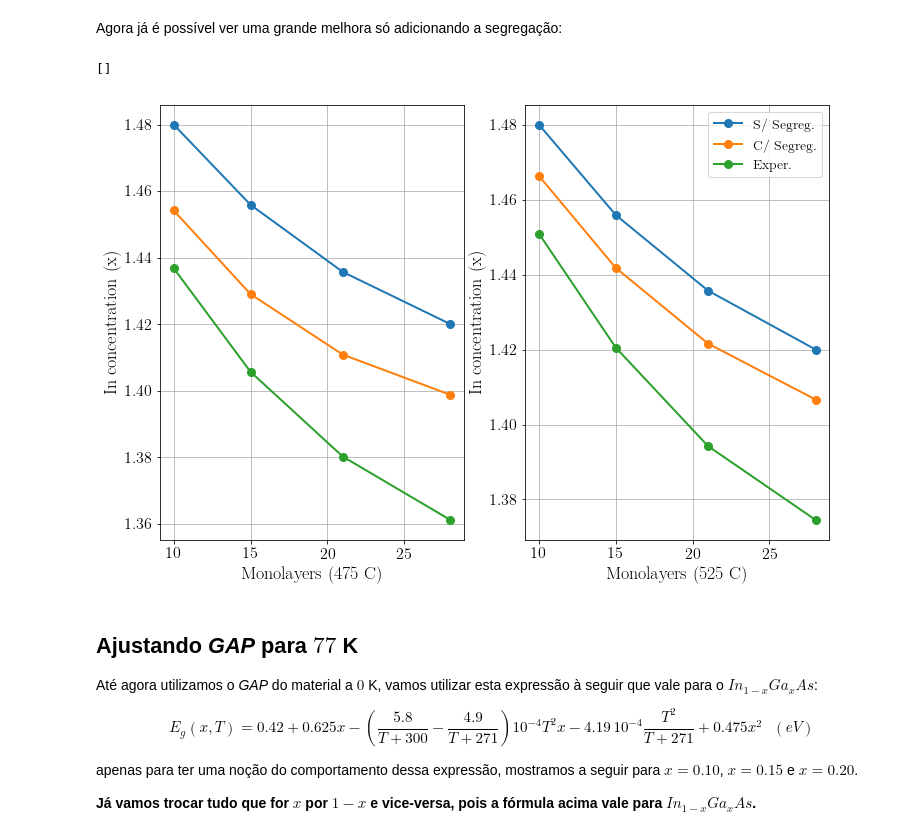
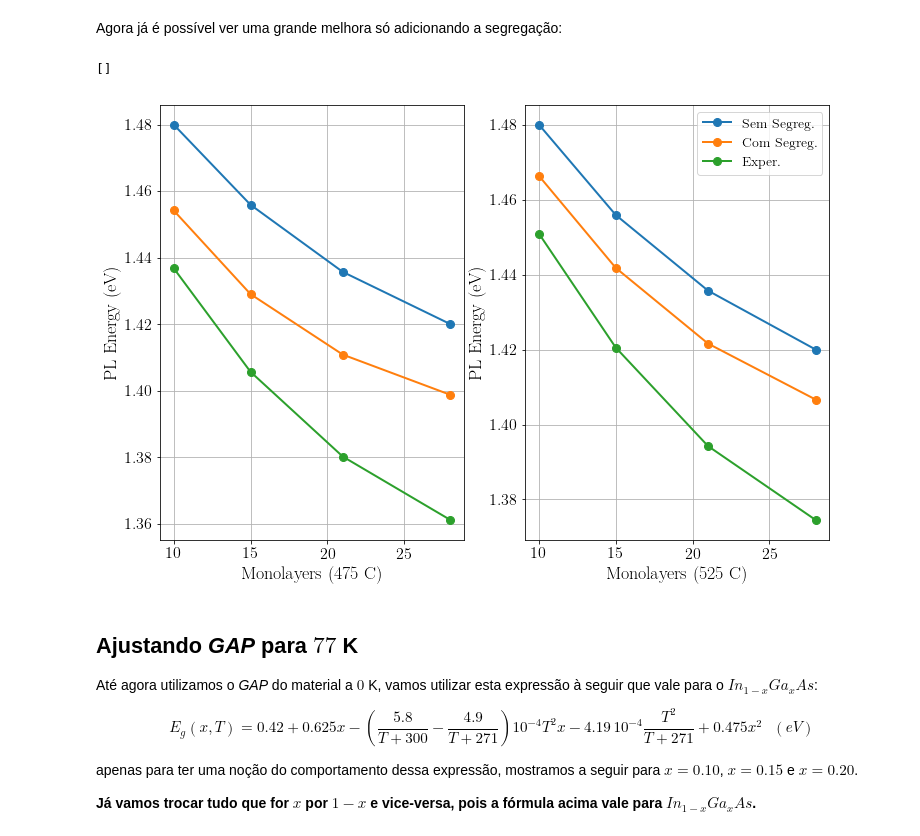
Before and after one commit to thiagolcmelo/time-evolution, a Jupyter notebook: indium-segregation.ipynb, the cells around one changed output. Cells and saved outputs as stored; diff of their text form; code cells hidden in the pictures.

```diff
--- a/indium-segregation.ipynb
+++ b/indium-segregation.ipynb
@@ -513,33 +513,33 @@ Agora já é possível ver uma grande melhora só adicionando a segregação:
 # %%
 pl_simple_475 = pl_numeric['very_simple'][475]
 pl_simple_525 = pl_numeric['very_simple'][525]
 pl_segreg_475 = pl_numeric['segregation_only'][475]
 pl_segreg_525 = pl_numeric['segregation_only'][525]
 pl_experi_475 = samples[475]
 pl_experi_525 = samples[525]
 ml_grid       = samples['ml']
 
 fig, (ax1, ax2) = plt.subplots(1,2)
 
 sim475, = ax1.plot(ml_grid, pl_simple_475, '-o', label='Sem segregação')
 seg475, = ax1.plot(ml_grid, pl_segreg_475, '-o', label='Com segregação')
 exp475, = ax1.plot(ml_grid, pl_experi_475, '-o', label='Experimental')
 ax1.grid(True)
 ax1.set_xlabel('Monolayers (475 C)')
-ax1.set_ylabel('In concentration (x)')
+ax1.set_ylabel('PL Energy (eV)')
 
 sim525, = ax2.plot(ml_grid, pl_simple_525, '-o', label='Sem segregação')
 seg525, = ax2.plot(ml_grid, pl_segreg_525, '-o', label='Com segregação')
 exp525, = ax2.plot(ml_grid, pl_experi_525, '-o', label='Experimental')
 ax2.grid(True)
 ax2.set_xlabel('Monolayers (525 C)')
-ax2.set_ylabel('In concentration (x)')
+ax2.set_ylabel('PL Energy (eV)')
 
-plt.legend([sim475, seg475, exp475], ['S/ Segreg.','C/ Segreg.','Exper.'], loc='best')
+plt.legend([sim475, seg475, exp475], ['Sem Segreg.','Com Segreg.','Exper.'], loc='best')
 plt.plot()
 # %% [output]
 []
-[figure, old version]
+[figure, new version]
 # %% [markdown]
 ## Ajustando *GAP* para $77$ K
 
```
Also changed, not shown: parts of 4 cells of this notebook.
